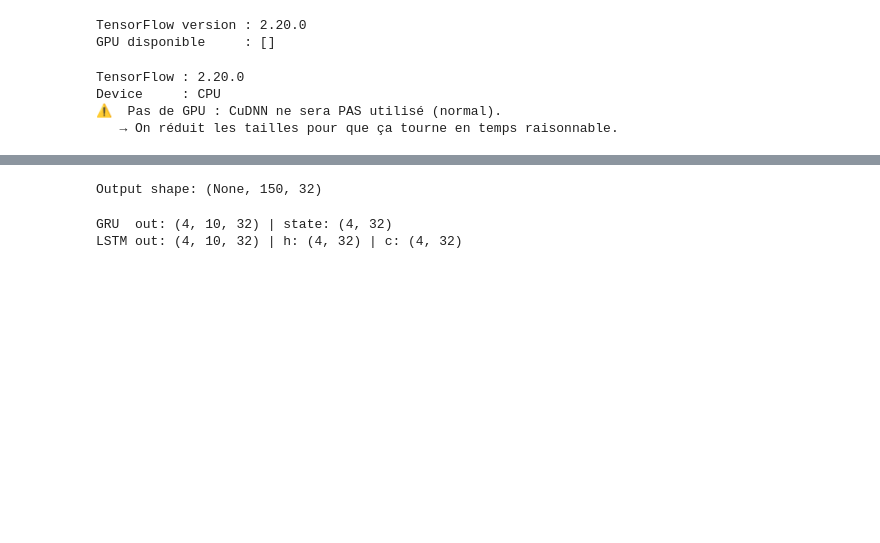
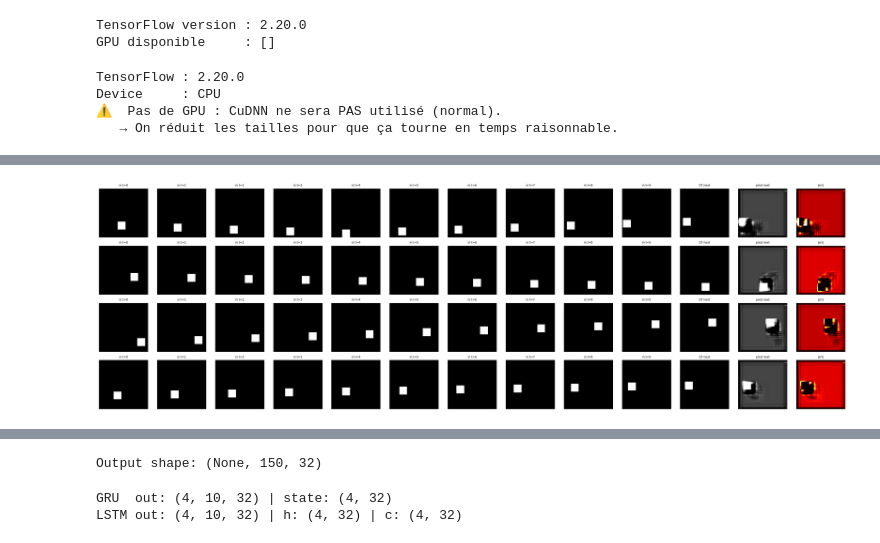
Before and after one commit to Fatou-Kine3/github_task, a Jupyter notebook: LSTM.ipynb, the cells around one changed output, grey strips where cells are left out. Drawn from its saved outputs; the diff is of its cells as text; code cells hidden in the pictures; blank space fills up the shorter version.

```diff
--- a/LSTM.ipynb
+++ b/LSTM.ipynb
@@ -183,0 +195,92 @@ LSTM            652449        63.6    0.8626    0.8584
+# %%
+# ============================================================
+# Problem 1: ConvLSTM2D — Moving Square Video Prediction
+# ============================================================
+import numpy as np
+import matplotlib.pyplot as plt
+import tensorflow as tf
+from tensorflow.keras.layers import ConvLSTM2D, Conv2D, Input, BatchNormalization
+from tensorflow.keras.models import Sequential
+
+np.random.seed(42)
+tf.random.set_seed(42)
+
+# ---------- 1. Generate synthetic moving-square data ----------
+IMG_SIZE = 50
+N_FRAMES = 10
+N_SAMPLES = 1000
+SQUARE_SIZE = 8
+
+def generate_moving_square(n_samples, n_frames, img_size, square_size):
+    X = np.zeros((n_samples, n_frames, img_size, img_size, 1), dtype=np.float32)
+    y = np.zeros((n_samples, img_size, img_size, 1), dtype=np.float32)
+    for i in range(n_samples):
+        x = np.random.randint(0, img_size - square_size)
+        y0 = np.random.randint(0, img_size - square_size)
+        vx = np.random.choice([-2, -1, 1, 2])
+        vy = np.random.choice([-2, -1, 1, 2])
+        for t in range(n_frames + 1):
+            if x + vx < 0 or x + vx + square_size > img_size: vx = -vx
+            if y0 + vy < 0 or y0 + vy + square_size > img_size: vy = -vy
+            x += vx; y0 += vy
+            frame = np.zeros((img_size, img_size, 1), dtype=np.float32)
+            frame[y0:y0+square_size, x:x+square_size, 0] = 1.0
+            if t < n_frames:
+                X[i, t] = frame
+            else:
+                y[i] = frame
+    return X, y
+
+X, y = generate_moving_square(N_SAMPLES, N_FRAMES, IMG_SIZE, SQUARE_SIZE)
+print("X shape:", X.shape)
+print("y shape:", y.shape)
+
+split = int(0.8 * N_SAMPLES)
+X_train, X_test = X[:split], X[split:]
+y_train, y_test = y[:split], y[split:]
+
+# ---------- 2. Build ConvLSTM2D model ----------
+model = Sequential([
+    Input(shape=(N_FRAMES, IMG_SIZE, IMG_SIZE, 1)),
+    ConvLSTM2D(filters=32, kernel_size=(3, 3), padding='same',
+               return_sequences=False),
+    BatchNormalization(),
+    Conv2D(filters=1, kernel_size=(3, 3), activation='sigmoid', padding='same')
+])
+model.compile(optimizer='adam', loss='mse', metrics=['mae'])
+model.summary()
+
+# ---------- 3. Train ----------
+history = model.fit(X_train, y_train, batch_size=16, epochs=20,
+                    validation_split=0.1, verbose=1)
+
+# ---------- 4. Predict and visualize ----------
+preds = model.predict(X_test[:4])
+
+fig, axes = plt.subplots(4, N_FRAMES + 3, figsize=(2*(N_FRAMES+3), 8))
+for i in range(4):
+    for t in range(N_FRAMES):
+        axes[i, t].imshow(X_test[i, t, ..., 0], cmap='gray')
+        axes[i, t].set_title(f"in t={t}", fontsize=7)
+        axes[i, t].axis('off')
+    axes[i, N_FRAMES].imshow(y_test[i, ..., 0], cmap='gray')
+    axes[i, N_FRAMES].set_title("GT next", fontsize=7); axes[i, N_FRAMES].axis('off')
+    axes[i, N_FRAMES+1].imshow(preds[i, ..., 0], cmap='gray')
+    axes[i, N_FRAMES+1].set_title("pred next", fontsize=7); axes[i, N_FRAMES+1].axis('off')
+    axes[i, N_FRAMES+2].imshow(np.abs(preds[i, ..., 0] - y_test[i, ..., 0]), cmap='hot')
+    axes[i, N_FRAMES+2].set_title("|err|", fontsize=7); axes[i, N_FRAMES+2].axis('off')
+plt.tight_layout()
+plt.show()
+
+# ---------- 5. Loss curve ----------
+plt.figure(figsize=(6, 4))
+plt.plot(history.history['loss'], label='train')
+plt.plot(history.history['val_loss'], label='val')
+plt.xlabel('epoch'); plt.ylabel('MSE'); plt.legend()
+plt.title('ConvLSTM2D training')
+plt.show()
+
+# ---------- 6. Quantitative check ----------
+test_mse = model.evaluate(X_test, y_test, verbose=0)[0]
+print(f"Test MSE: {test_mse:.6f}")
+# %% [output]
@@ -183,0 +320 @@ LSTM            652449        63.6    0.8626    0.8584
+[figure, added]
```
Also changed, not shown: parts of 6 cells of this notebook.
